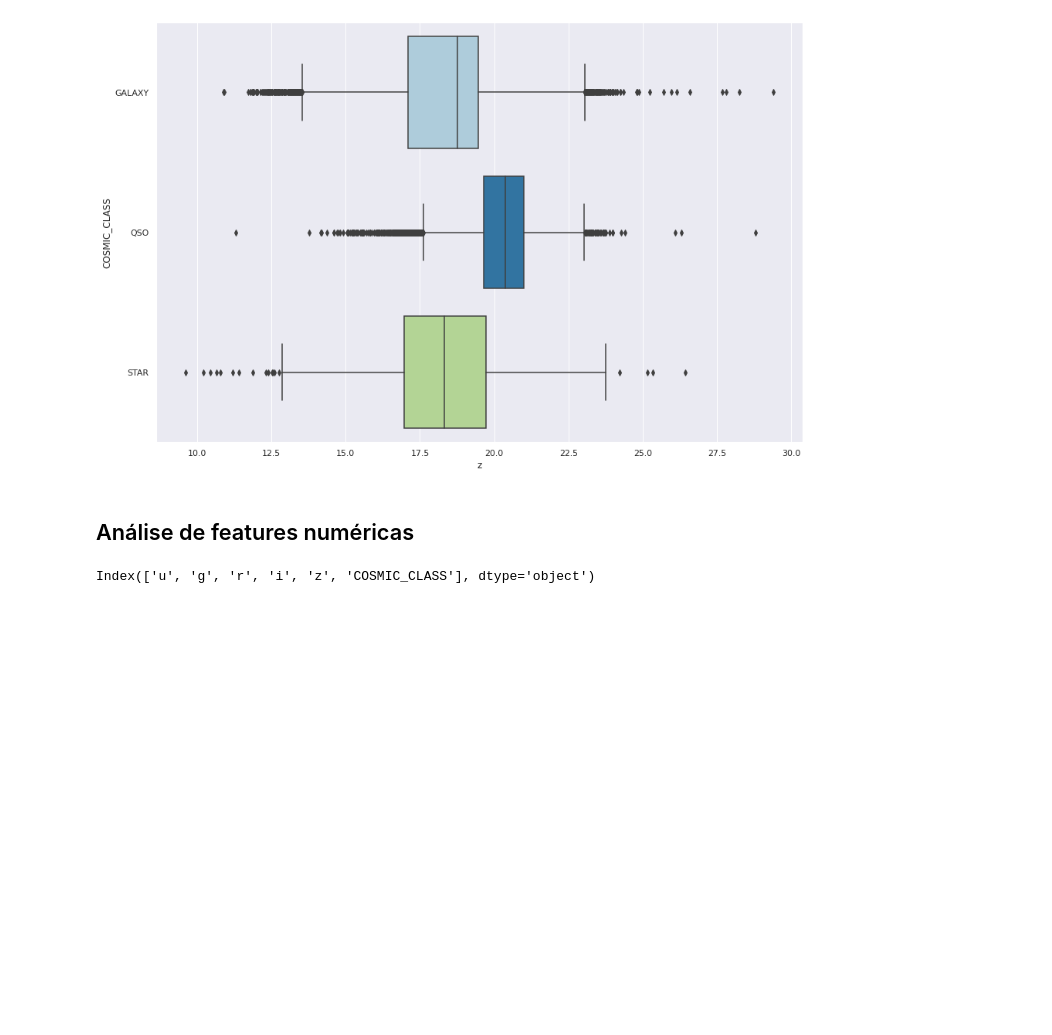
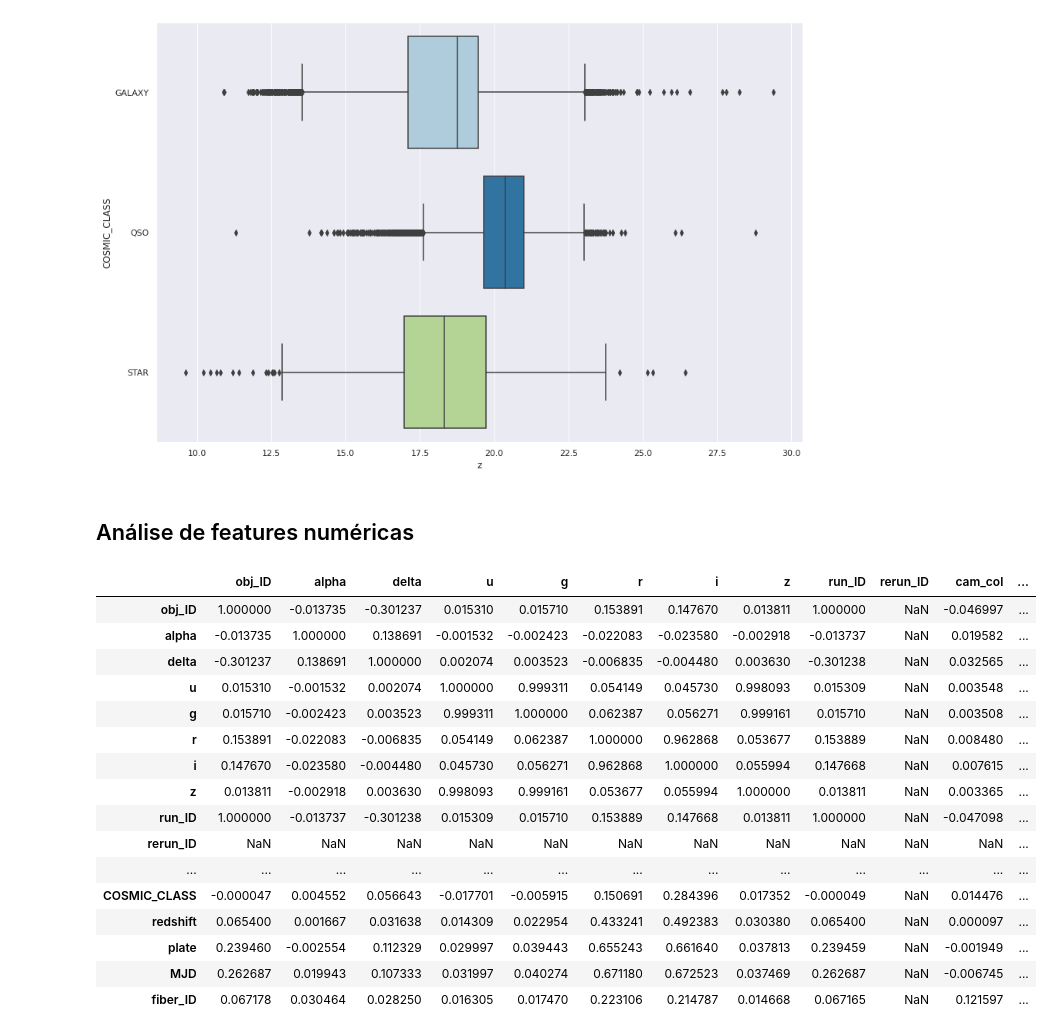
Before and after one commit to fnalmeidap/data-sci, a Jupyter notebook: project_2/P2.ipynb, the cells around one changed output. Saved outputs shown, nothing was run; the diff lists cells and outputs as text; code cells hidden in the pictures; blank space fills up the shorter version.

```diff
--- a/project_2/P2.ipynb
+++ b/project_2/P2.ipynb
@@ -206,10 +234,28 @@ sns.boxplot(data=spectrum, x=spectrum['z'], y='COSMIC_CLASS', orient = 'h')
 [figure]
 # %% [markdown]
 ## Análise de features numéricas
-# %%
-spectrum.columns
-# %% [output]
-Index(['u', 'g', 'r', 'i', 'z', 'COSMIC_CLASS'], dtype='object')
+# %%
+# Correlação
+correlation_dataframe = stellar_data.corr()
+correlation_dataframe
+# %% [output]
+|  | obj_ID | alpha | delta | u | g | r | i | z | run_ID | rerun_ID | cam_col | ... |
+| obj_ID | 1.000000 | -0.013735 | -0.301237 | 0.015310 | 0.015710 | 0.153891 | 0.147670 | 0.013811 | 1.000000 | NaN | -0.046997 | ... |
+| alpha | -0.013735 | 1.000000 | 0.138691 | -0.001532 | -0.002423 | -0.022083 | -0.023580 | -0.002918 | -0.013737 | NaN | 0.019582 | ... |
+| delta | -0.301237 | 0.138691 | 1.000000 | 0.002074 | 0.003523 | -0.006835 | -0.004480 | 0.003630 | -0.301238 | NaN | 0.032565 | ... |
+| u | 0.015310 | -0.001532 | 0.002074 | 1.000000 | 0.999311 | 0.054149 | 0.045730 | 0.998093 | 0.015309 | NaN | 0.003548 | ... |
+| g | 0.015710 | -0.002423 | 0.003523 | 0.999311 | 1.000000 | 0.062387 | 0.056271 | 0.999161 | 0.015710 | NaN | 0.003508 | ... |
+| r | 0.153891 | -0.022083 | -0.006835 | 0.054149 | 0.062387 | 1.000000 | 0.962868 | 0.053677 | 0.153889 | NaN | 0.008480 | ... |
+| i | 0.147670 | -0.023580 | -0.004480 | 0.045730 | 0.056271 | 0.962868 | 1.000000 | 0.055994 | 0.147668 | NaN | 0.007615 | ... |
+| z | 0.013811 | -0.002918 | 0.003630 | 0.998093 | 0.999161 | 0.053677 | 0.055994 | 1.000000 | 0.013811 | NaN | 0.003365 | ... |
+| run_ID | 1.000000 | -0.013737 | -0.301238 | 0.015309 | 0.015710 | 0.153889 | 0.147668 | 0.013811 | 1.000000 | NaN | -0.047098 | ... |
+| rerun_ID | NaN | NaN | NaN | NaN | NaN | NaN | NaN | NaN | NaN | NaN | NaN | ... |
+| ... | ... | ... | ... | ... | ... | ... | ... | ... | ... | ... | ... | ... |
+| COSMIC_CLASS | -0.000047 | 0.004552 | 0.056643 | -0.017701 | -0.005915 | 0.150691 | 0.284396 | 0.017352 | -0.000049 | NaN | 0.014476 | ... |
+| redshift | 0.065400 | 0.001667 | 0.031638 | 0.014309 | 0.022954 | 0.433241 | 0.492383 | 0.030380 | 0.065400 | NaN | 0.000097 | ... |
+| plate | 0.239460 | -0.002554 | 0.112329 | 0.029997 | 0.039443 | 0.655243 | 0.661640 | 0.037813 | 0.239459 | NaN | -0.001949 | ... |
+| MJD | 0.262687 | 0.019943 | 0.107333 | 0.031997 | 0.040274 | 0.671180 | 0.672523 | 0.037469 | 0.262687 | NaN | -0.006745 | ... |
+| fiber_ID | 0.067178 | 0.030464 | 0.028250 | 0.016305 | 0.017470 | 0.223106 | 0.214787 | 0.014668 | 0.067165 | NaN | 0.121597 | ... |
 # %%
 plt.figure(figsize = (14,10))
 sns.heatmap(stellar_data.corr(), annot = True, fmt = ".2f", linewidths = 1)
```
Also changed, not shown: parts of 8 cells of this notebook.
